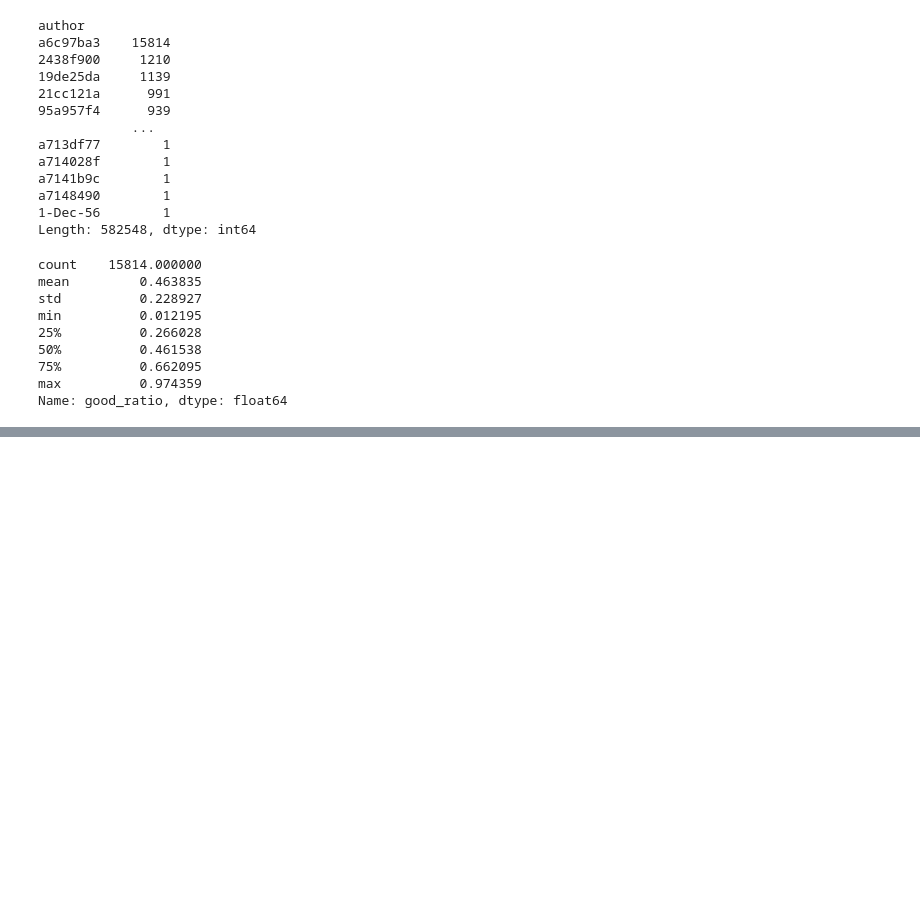
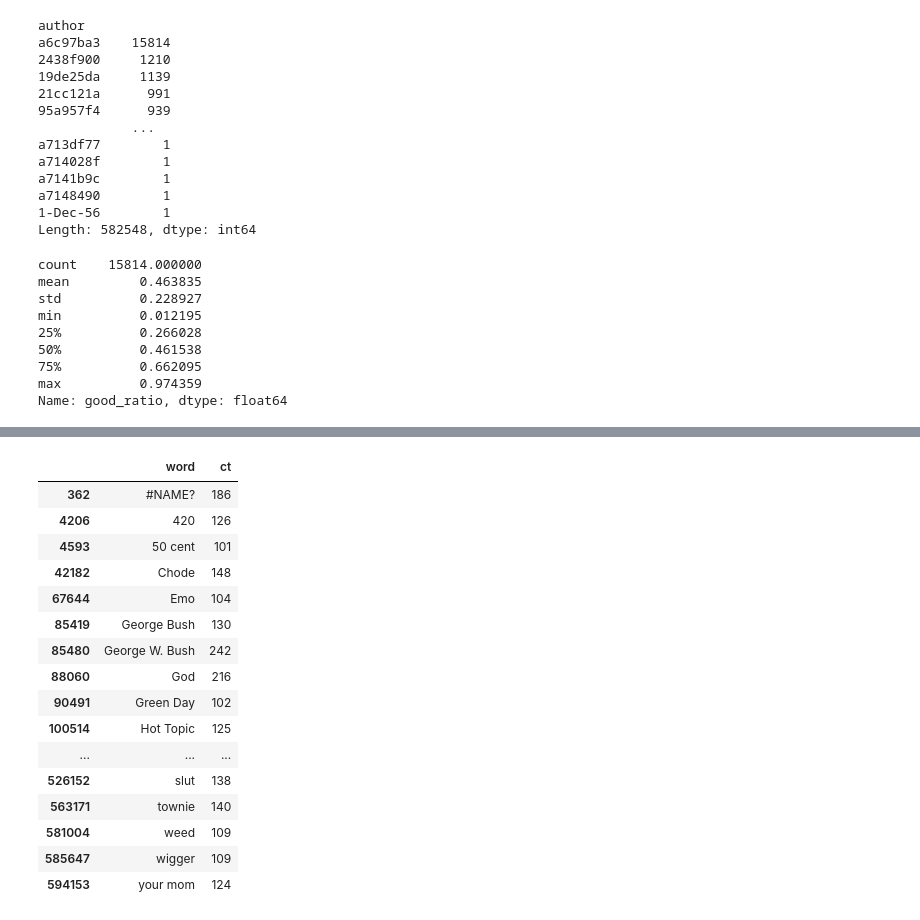
Before and after one commit to lauriemerrell/urban_dictionary_definition_quality, a Jupyter notebook: notebooks/EDA.ipynb, the cells around one changed output, grey strips where cells are left out. Drawn from its saved outputs; the diff is of its cells as text; code cells hidden in the pictures; blank space fills up the shorter version.

```diff
--- a/notebooks/EDA.ipynb
+++ b/notebooks/EDA.ipynb
@@ -193,0 +211,2 @@ Name: good_ratio, dtype: float64
+# %%
+word_cts = data.groupby('word').size().reset_index().rename(columns = {0:'ct'})
@@ -193,0 +225,20 @@ Name: good_ratio, dtype: float64
+# %%
+word_cts[word_cts['ct'] > 100]
+# %% [output]
+|  | word | ct |
+| 362 | #NAME? | 186 |
+| 4206 | 420 | 126 |
+| 4593 | 50 cent | 101 |
+| 42182 | Chode | 148 |
+| 67644 | Emo | 104 |
+| 85419 | George Bush | 130 |
+| 85480 | George W. Bush | 242 |
+| 88060 | God | 216 |
+| 90491 | Green Day | 102 |
+| 100514 | Hot Topic | 125 |
+| ... | ... | ... |
+| 526152 | slut | 138 |
+| 563171 | townie | 140 |
+| 581004 | weed | 109 |
+| 585647 | wigger | 109 |
+| 594153 | your mom | 124 |
```
Also changed, not shown: parts of 27 cells of this notebook, 6 other files.
